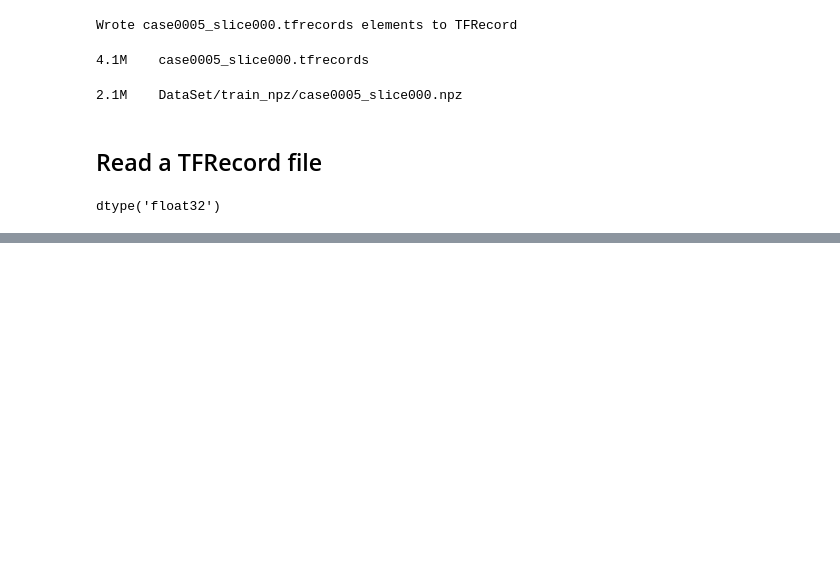
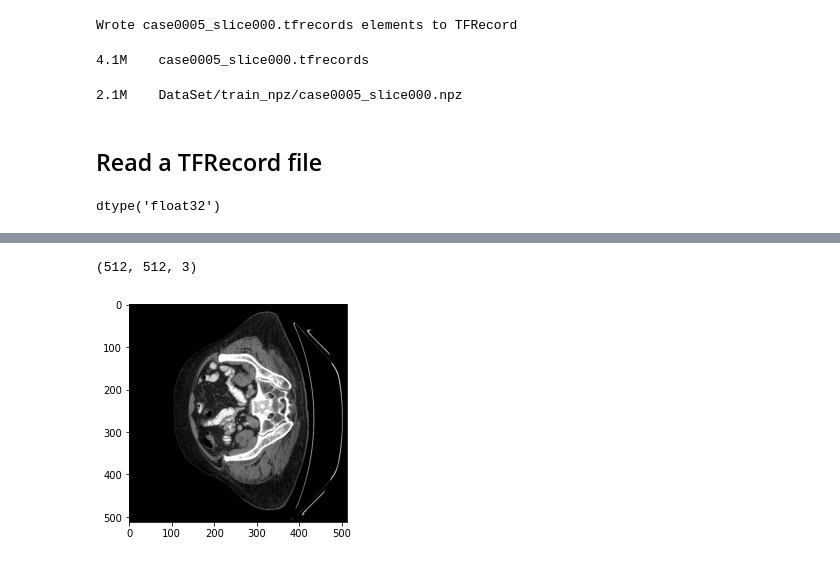
Before and after one commit to kenza-bouzid/TransUnet, a Jupyter notebook: data_processing/create_tfds_records.ipynb, the cells around one changed output, grey strips where cells are left out. Cells and saved outputs as stored; diff of their text form; code cells hidden in the pictures; blank space fills up the shorter version.

```diff
--- a/data_processing/create_tfds_records.ipynb
+++ b/data_processing/create_tfds_records.ipynb
@@ -150,7 +157,9 @@ def parse_tfr_element(element):
   image = tf.reshape(image, shape=[height,width,depth])
 
   label = tf.io.parse_tensor(raw_label, out_type=tf.float32)
-  image = tf.reshape(label, shape=[height,width])
+  label = tf.reshape(label, shape=[height,width])
+  label = tf.cast(label, tf.int32)
+  label = tf.one_hot(label, depth=9)
   return (image, label)
 # %%
 data['label'].dtype
@@ -192,0 +196,9 @@ array([[0., 0., 0., ..., 0., 0., 0.],
+# %%
+dataset_small = get_dataset_small(filename)
+
+for sample in dataset_small.take(1):
+  print(sample[0].shape)
+  plt.imshow(sample[0])
+# %% [output]
+(512, 512, 3)
+[figure, added]
```
Also changed, not shown: parts of 19 cells of this notebook.
